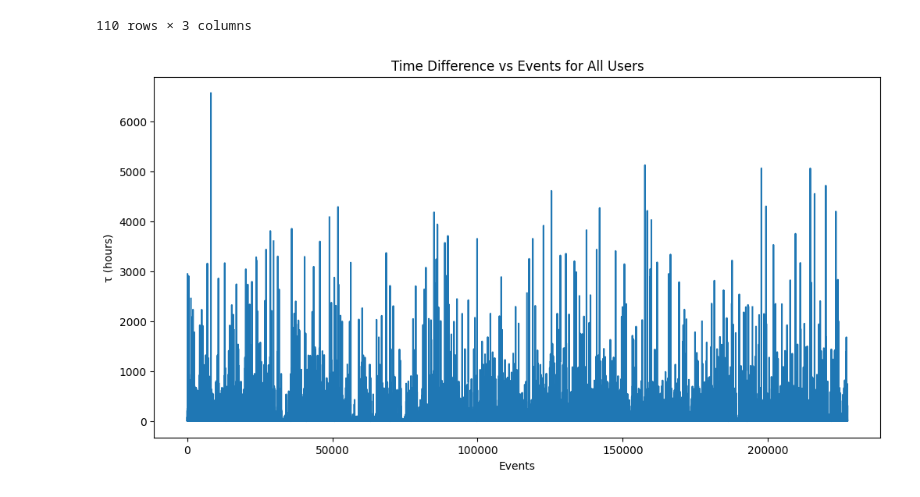
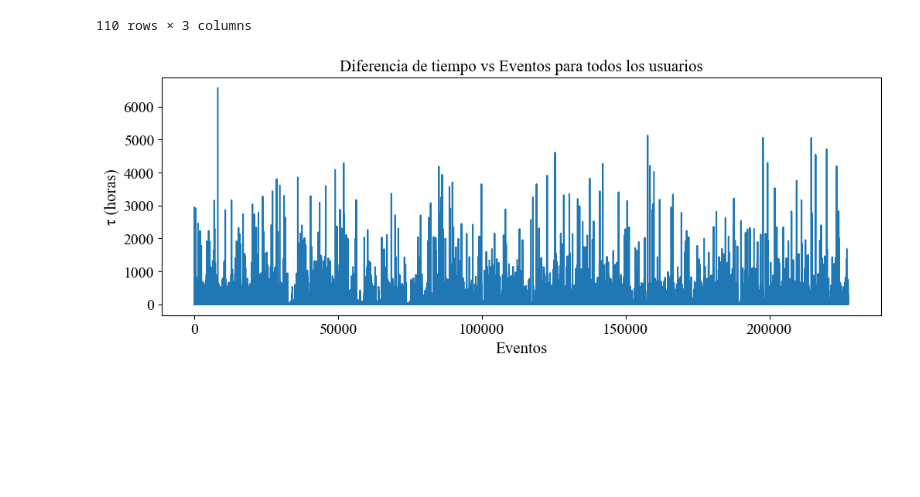
Before and after one commit to oazula/codes, a Jupyter notebook: Analisis de Pareto.ipynb, the cells around one changed output. Drawn from its saved outputs; the diff is of its cells as text; code cells hidden in the pictures; blank space fills up the shorter version.

```diff
--- a/Analisis de Pareto.ipynb
+++ b/Analisis de Pareto.ipynb
@@ -7,7 +7,13 @@ import seaborn as sns
 import numpy as np
 import seaborn as sns
 from scipy.stats import poisson
-
+import seaborn as sns
+import pandas as pd
+import matplotlib.pyplot as plt
+import numpy as np
+import powerlaw #Powerlaw: A Python Package for Analysis of Heavy-Tailed Distributions
+#Powerlaw: A Python Package for Analysis of Heavy-Tailed Distributions
+plt.rc('font', family='serif', serif='Times New Roman')
 
 
 # Set the lambda parameter for the Poisson distribution
@@ -28,9 +34,11 @@ pdf_values = poisson.pmf(x, lambda_param)
 # Plot the PDF curve
 plt.plot(x, pdf_values, 'r-', label='PDF')
 
-plt.xlabel('Values')
-plt.ylabel('Probability Density')
-plt.title('Histogram and PDF of Random Values from Poisson Distribution')
-plt.legend()
+plt.xlabel('x', size=15)
+plt.ylabel(r'$\mathcal{P}(x)$', size=15)
+plt.yticks(size=14)
+plt.xticks(size=14)
+plt.title('Histograma y PDF de valores aleatorios de la distribución de Poisson', size =15)
+plt.legend(fontsize=12)
 plt.show()
 # %% [output]
@@ -40,16 +80,12 @@ plt.show()
 # %%
 #Librerias y carga
 
-import seaborn as sns
-import pandas as pd
-import matplotlib.pyplot as plt
-import numpy as np
-import powerlaw #Powerlaw: A Python Package for Analysis of Heavy-Tailed Distributions
+
 # Initialize an empty list to store the data
 data = []
 
 # Open the text file for reading with the specified encoding
-with open(r'C:\Users\oscar\OneDrive - Universidad Nacional de Colombia\Tesis\Comportamineto humano\Articulos New york profe Riascos\dataset_tsmc2014\dataset_TSMC2014_NYC.txt', 'r', encoding='latin-1') as file:
+with open(r'C:\Users\oscar\OneDrive - Universidad Nacional de Colombia\Tesis\Comportamineto humano\Check-in-NY\dataset_tsmc2014\dataset_TSMC2014_NYC.txt', 'r', encoding='latin-1') as file:
     # Read each line in the file
     for line in file:
         # Split the line into columns based on the tab delimiter
@@ -251,23 +310,26 @@ See the caveats in the documentation: https://pandas.pydata.org/pandas-docs/stab
 # %%
 
 # Calculate the time difference
 df_all['Time Difference τ'] = df_all.groupby('User ID')['UTC time'].diff()
 
 # Create a counter column for all users
 df_all['Counter'] = range(len(df_all))
 
 # Convert time difference to hours
 df_all['Time Difference (hours)'] = df_all['Time Difference τ'].dt.total_seconds() / 3600
 
 
 # Set the figure size
-plt.figure(figsize=(12, 6))
+plt.figure(figsize=(12, 4))
 
 # Plot the graph
 plt.plot(df_all['Counter'], df_all['Time Difference (hours)'])
-plt.xlabel('Events')
-plt.ylabel('τ (hours)')
-plt.title('Time Difference vs Events for All Users')
+plt.xlabel('Eventos', size=15)
+plt.ylabel('τ (horas)',size=15)
+plt.yticks(size=14)
+plt.xticks(size=14)
+plt.title('Diferencia de tiempo vs Eventos para todos los usuarios', size=15)
 plt.show()
+#Caption of the figure: Time difference between consecutive events for all users in the dataset. The time difference is calculated in hours.
 # %% [output]
-[figure, old version]
+[figure, new version]
```
Also changed, not shown: parts of 16 cells of this notebook, 14 other files.
